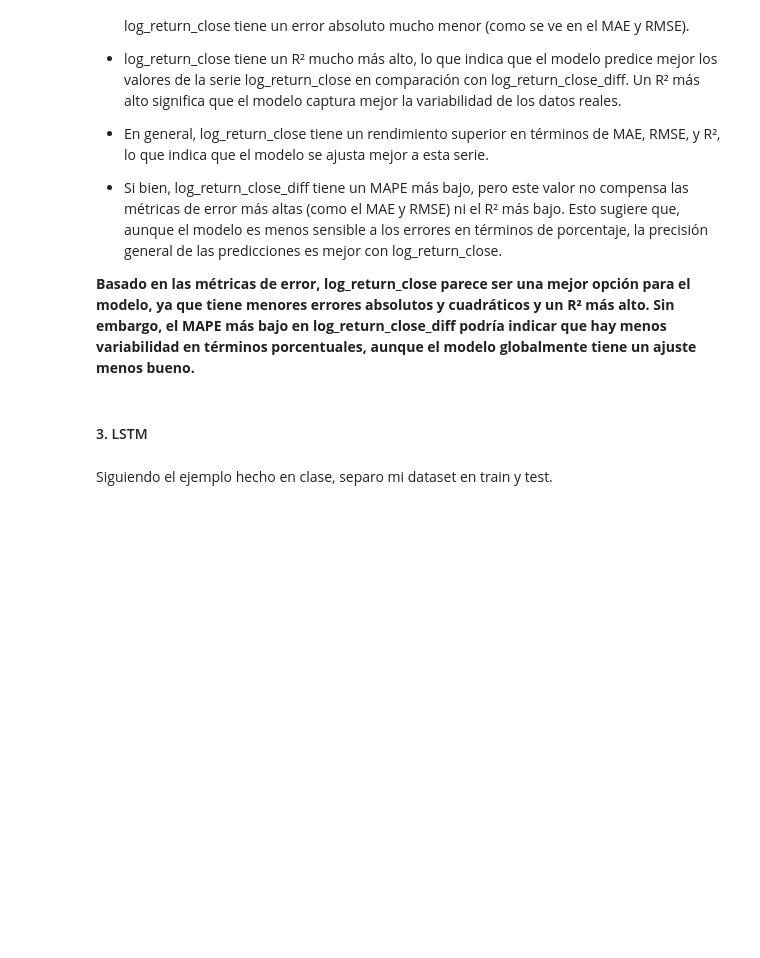
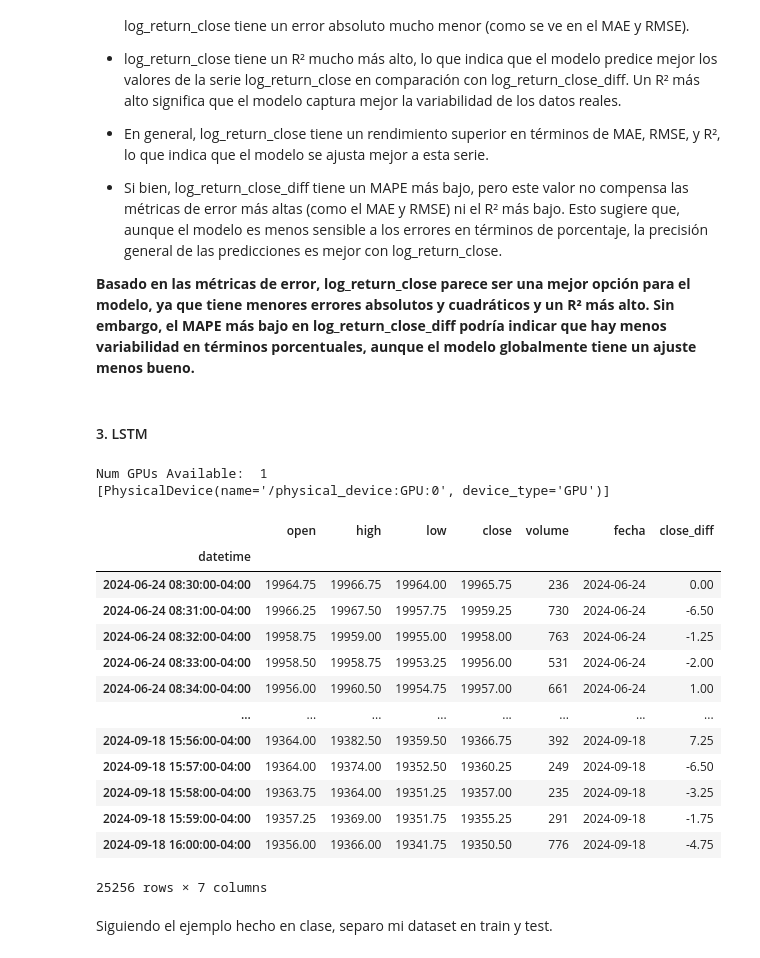
Before and after one commit to GUNAPILLCO/AST1_Trabajo_Final-, a Jupyter notebook: GU_trabajo_final.ipynb, the cells around one changed output. Saved outputs shown, nothing was run; the diff lists cells and outputs as text; code cells hidden in the pictures; blank space fills up the shorter version.

```diff
--- a/GU_trabajo_final.ipynb
+++ b/GU_trabajo_final.ipynb
@@ -1120,6 +1123,35 @@ Métricas de error del modelo GARCH (volatilidad) para la serie 'log_return_clos
 **Basado en las métricas de error, log_return_close parece ser una mejor opción para el modelo, ya que tiene menores errores absolutos y cuadráticos y un R² más alto. Sin embargo, el MAPE más bajo en log_return_close_diff podría indicar que hay menos variabilidad en términos porcentuales, aunque el modelo globalmente tiene un ajuste menos bueno.**
 # %% [markdown]
 #### 3. LSTM
+# %%
+import tensorflow as tf
+
+# Verificar si TensorFlow detecta la GPU
+print("Num GPUs Available: ", len(tf.config.experimental.list_physical_devices('GPU')))
+
+# Verificar más detalles sobre la GPU utilizada
+physical_devices = tf.config.experimental.list_physical_devices('GPU')
+print(physical_devices)
+# %% [output]
+Num GPUs Available:  1
+[PhysicalDevice(name='/physical_device:GPU:0', device_type='GPU')]
 # %%
 #Creo una copia del dataset df_mnq para el modelo LSTM
 df_lstm=df_mnq.copy()
+# %%
+df_lstm
+# %% [output]
+|  | open | high | low | close | volume | fecha | close_diff |
+| datetime |  |  |  |  |  |  |  |
+| 2024-06-24 08:30:00-04:00 | 19964.75 | 19966.75 | 19964.00 | 19965.75 | 236 | 2024-06-24 | 0.00 |
+| 2024-06-24 08:31:00-04:00 | 19966.25 | 19967.50 | 19957.75 | 19959.25 | 730 | 2024-06-24 | -6.50 |
+| 2024-06-24 08:32:00-04:00 | 19958.75 | 19959.00 | 19955.00 | 19958.00 | 763 | 2024-06-24 | -1.25 |
+| 2024-06-24 08:33:00-04:00 | 19958.50 | 19958.75 | 19953.25 | 19956.00 | 531 | 2024-06-24 | -2.00 |
+| 2024-06-24 08:34:00-04:00 | 19956.00 | 19960.50 | 19954.75 | 19957.00 | 661 | 2024-06-24 | 1.00 |
+| ... | ... | ... | ... | ... | ... | ... | ... |
+| 2024-09-18 15:56:00-04:00 | 19364.00 | 19382.50 | 19359.50 | 19366.75 | 392 | 2024-09-18 | 7.25 |
+| 2024-09-18 15:57:00-04:00 | 19364.00 | 19374.00 | 19352.50 | 19360.25 | 249 | 2024-09-18 | -6.50 |
+| 2024-09-18 15:58:00-04:00 | 19363.75 | 19364.00 | 19351.25 | 19357.00 | 235 | 2024-09-18 | -3.25 |
+| 2024-09-18 15:59:00-04:00 | 19357.25 | 19369.00 | 19351.75 | 19355.25 | 291 | 2024-09-18 | -1.75 |
+| 2024-09-18 16:00:00-04:00 | 19356.00 | 19366.00 | 19341.75 | 19350.50 | 776 | 2024-09-18 | -4.75 |
+25256 rows × 7 columns
```
Also changed, not shown: parts of 23 cells of this notebook.
